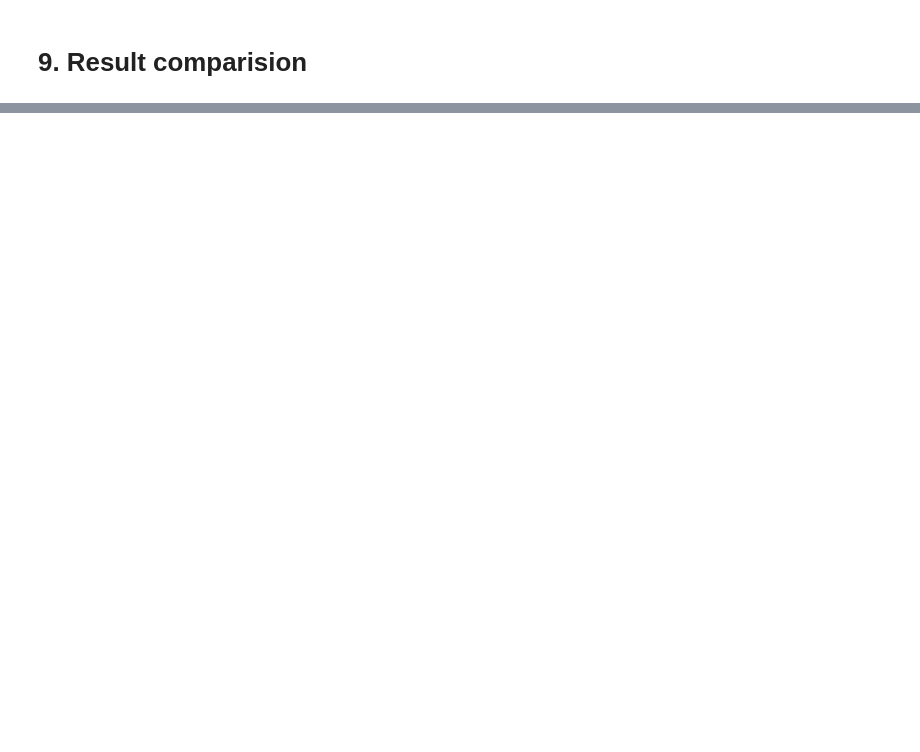
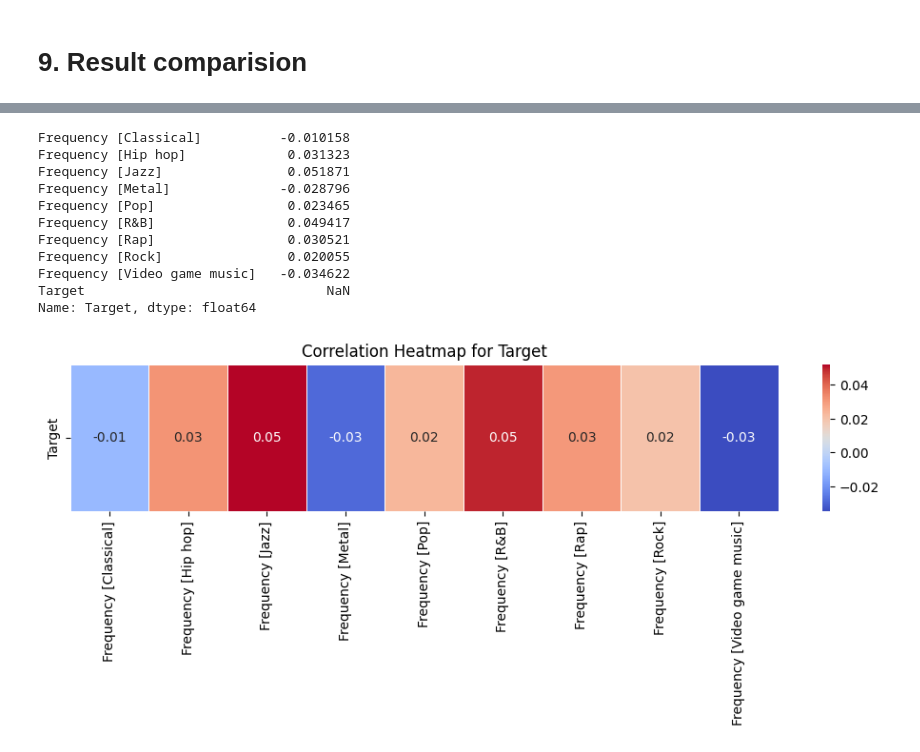
Before and after one commit to soham-b-github/Rhythms-of-the-Mind, a Jupyter notebook: notebook-bbmlp-term-project.ipynb, the cells around one changed output, grey strips where cells are left out. Cells and saved outputs as stored; diff of their text form; code cells hidden in the pictures; blank space fills up the shorter version.

```diff
--- a/notebook-bbmlp-term-project.ipynb
+++ b/notebook-bbmlp-term-project.ipynb
@@ -2147,0 +2200,40 @@ Accuracy scores of all individually run models
+# %%
+import seaborn as sns
+import matplotlib.pyplot as plt
+
+# Select numeric columns for correlation analysis
+numeric_features = ['Frequency [Classical]', 'Frequency [Hip hop]', 'Frequency [Jazz]',
+       'Frequency [Metal]', 'Frequency [Pop]', 'Frequency [R&B]',
+       'Frequency [Rap]', 'Frequency [Rock]', 'Frequency [Video game music]', 'Target']
+
+# Calculate the correlation matrix
+corr_matrix = dataset1[numeric_features].corr()
+
+# Select a specific column (replace 'feature_name' with your chosen column)
+column_name = 'Target'  # Replace with the column name you want
+selected_column = corr_matrix[column_name]
+
+# Remove the correlation with itself (set it to NaN)
+selected_column[column_name] = float('nan')
+
+# Print the selected column without the self-correlation
+print(selected_column)
+
+# Plot the heatmap for the selected column
+plt.figure(figsize=(12, 2))  # Adjust the width of the plot
+sns.heatmap(selected_column.to_frame()[:-1].T, annot=True, cmap='coolwarm', fmt=".2f", linewidths=0.5)
+plt.title(f'Correlation Heatmap for {column_name}')
+plt.show()
+# %% [output]
+Frequency [Classical]          -0.010158
+Frequency [Hip hop]             0.031323
+Frequency [Jazz]                0.051871
+Frequency [Metal]              -0.028796
+Frequency [Pop]                 0.023465
+Frequency [R&B]                 0.049417
+Frequency [Rap]                 0.030521
+Frequency [Rock]                0.020055
+Frequency [Video game music]   -0.034622
+Target                               NaN
+Name: Target, dtype: float64
+[figure, added]
```
Also changed, not shown: parts of 25 cells of this notebook.
